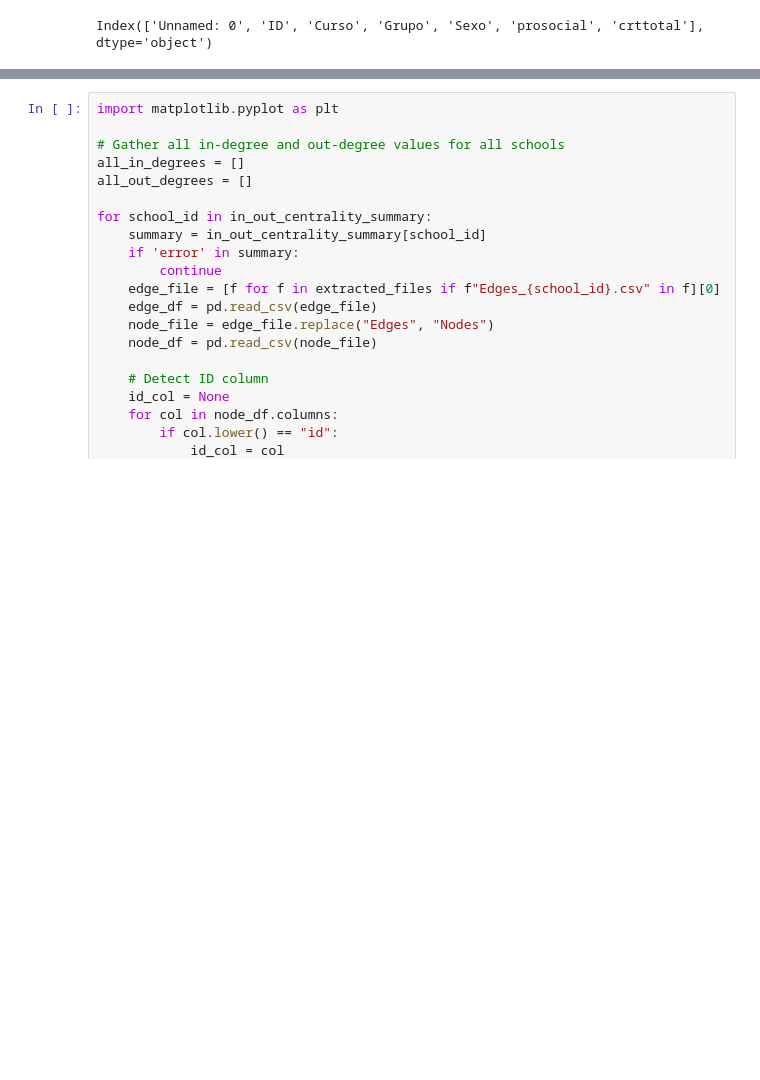
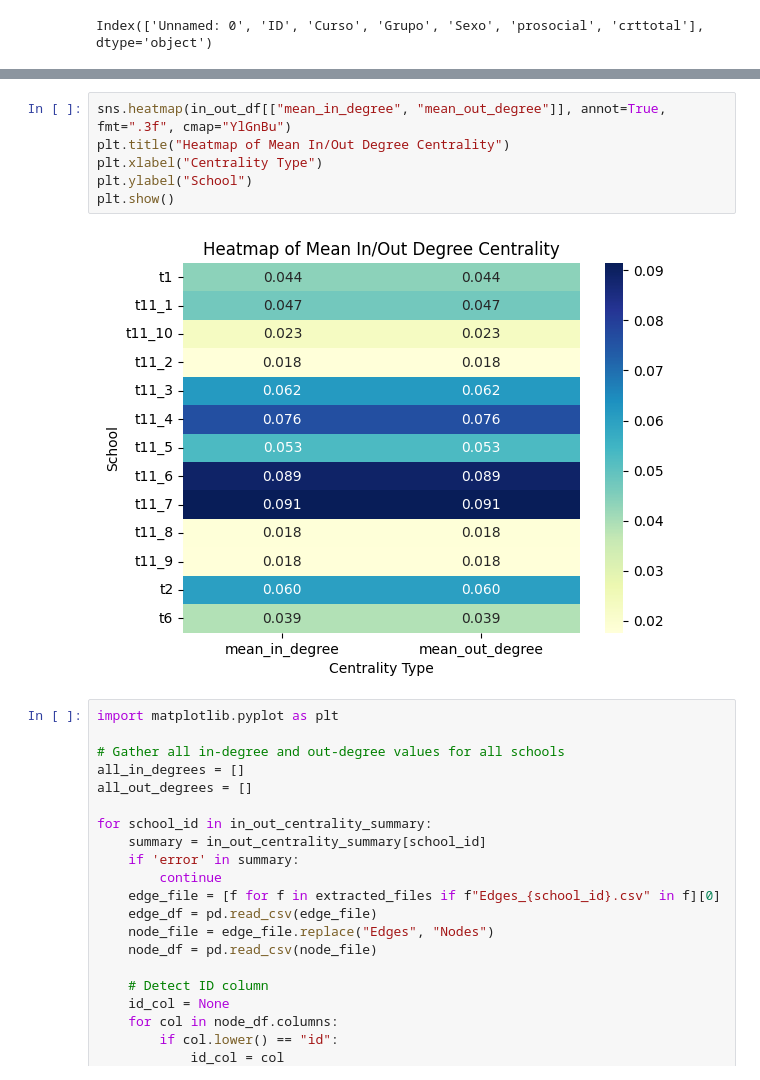
Before and after one commit to asalazar18s/SNA_25, a Jupyter notebook: metrics_IB.ipynb, the cells around one changed output, grey strips where cells are left out. Saved outputs shown, nothing was run; the diff lists cells and outputs as text; blank space fills up the shorter version.

```diff
--- a/metrics_IB.ipynb
+++ b/metrics_IB.ipynb
@@ -158,3 +208,11 @@ in_out_df
+# %%
+sns.heatmap(in_out_df[["mean_in_degree", "mean_out_degree"]], annot=True, fmt=".3f", cmap="YlGnBu")
+plt.title("Heatmap of Mean In/Out Degree Centrality")
+plt.xlabel("Centrality Type")
+plt.ylabel("School")
+plt.show()
+# %% [output]
+[figure, added]
 # %%
 import matplotlib.pyplot as plt
 
```
Also changed, not shown: parts of 19 cells of this notebook, 1 other file.
